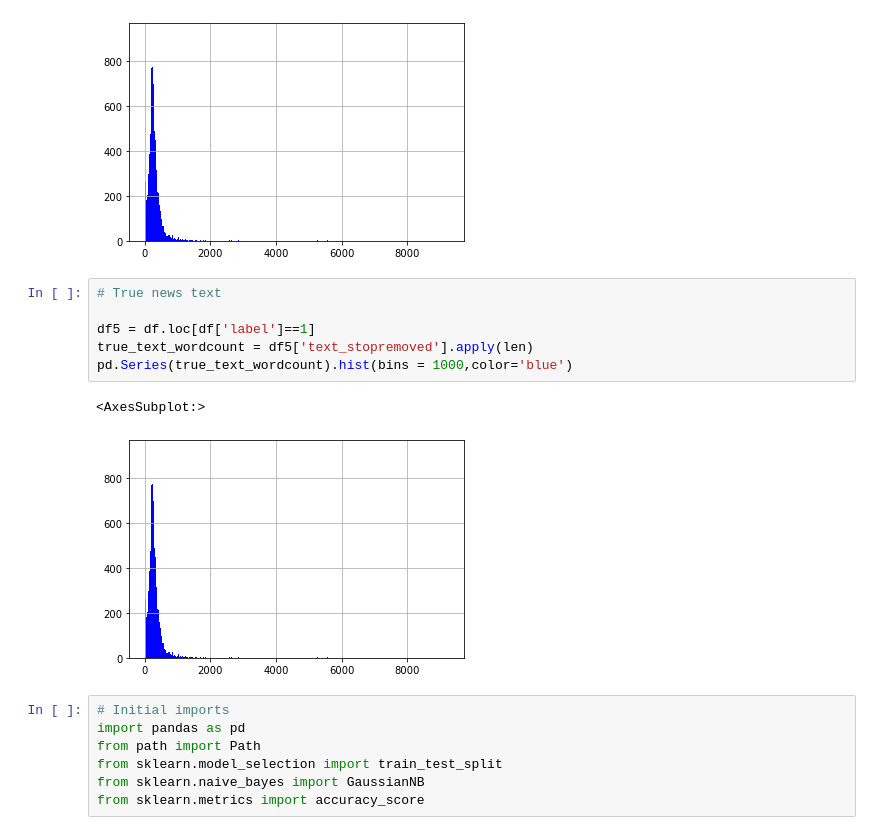
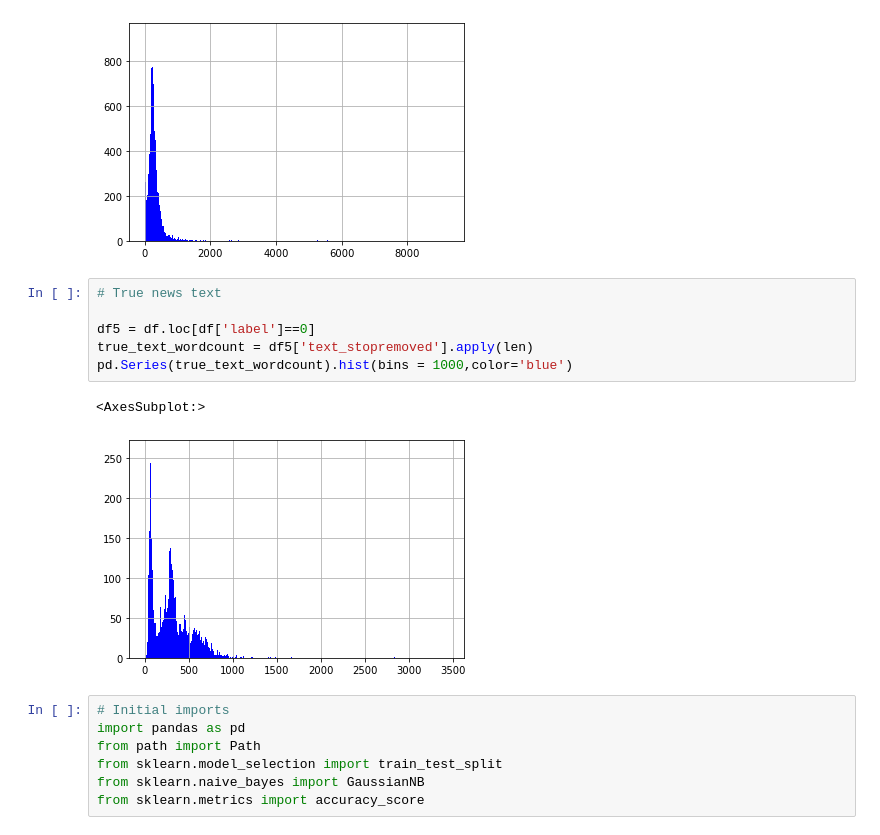
Before and after one commit to NoraYounes/Fake_News_Detection, a Jupyter notebook: NLP_draft.ipynb, the cells around one changed output. Saved outputs shown, nothing was run; the diff lists cells and outputs as text.

```diff
--- a/NLP_draft.ipynb
+++ b/NLP_draft.ipynb
@@ -149,12 +161,12 @@ pd.Series(fake_text_wordcount).hist(bins = 1000,color='blue')
 # %%
 # True news text
 
-df5 = df.loc[df['label']==1]
+df5 = df.loc[df['label']==0]
 true_text_wordcount = df5['text_stopremoved'].apply(len)
 pd.Series(true_text_wordcount).hist(bins = 1000,color='blue')
 # %% [output]
 <AxesSubplot:>
-[figure, old version]
+[figure, new version]
 # %%
 # Initial imports
 import pandas as pd
```
Also changed, not shown: parts of 5 cells of this notebook.
